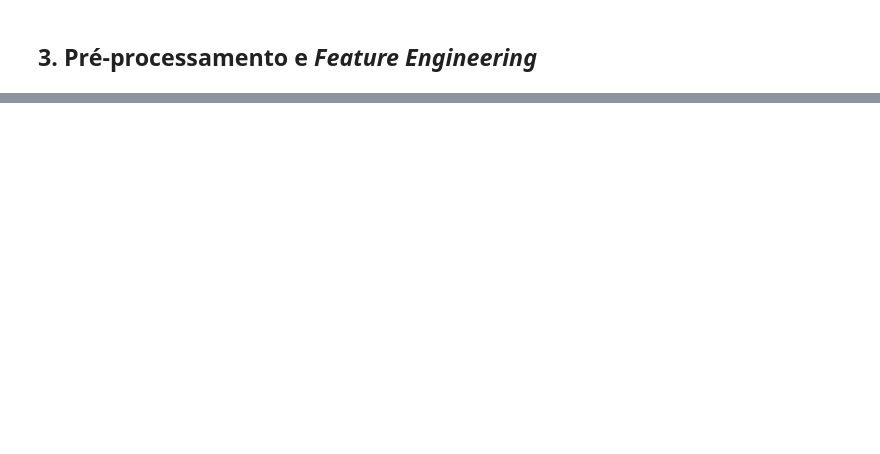
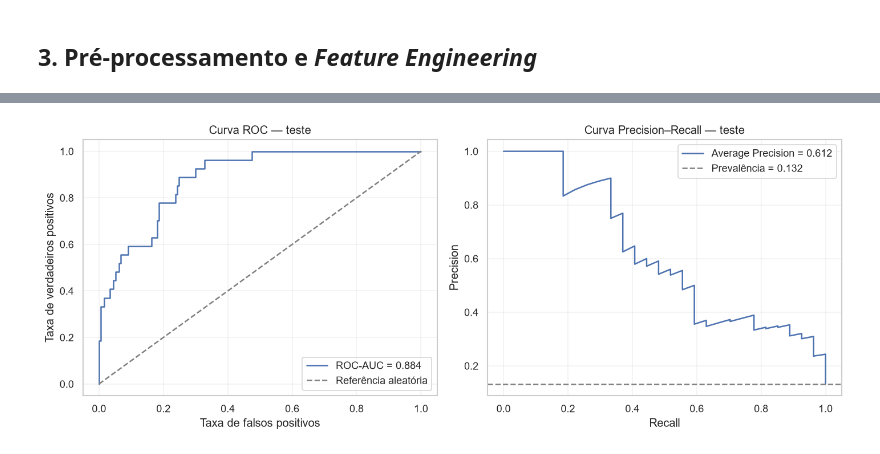
Before and after one commit to diegoolsilva/wine-quality-classification, a Jupyter notebook: notebooks/01_wine_quality_classification_final.ipynb, the cells around one changed output, grey strips where cells are left out. Cells and saved outputs as stored; diff of their text form; code cells hidden in the pictures; blank space fills up the shorter version.

```diff
--- a/notebooks/01_wine_quality_classification_final.ipynb
+++ b/notebooks/01_wine_quality_classification_final.ipynb
@@ -1795,0 +937,21 @@ python -m src.predict --input data/examples/threshold_demo_from_holdout.csv --th
+# %%
+from sklearn.metrics import roc_curve, precision_recall_curve
+
+roc_fpr, roc_tpr, _ = roc_curve(y_test, y_test_scores)
+pr_precision, pr_recall, _ = precision_recall_curve(y_test, y_test_scores)
+
+fig, axes = plt.subplots(1, 2, figsize=(12, 4.8))
+axes[0].plot(roc_fpr, roc_tpr, label=f"ROC-AUC = {test_roc_auc:.3f}")
+axes[0].plot([0, 1], [0, 1], linestyle="--", color="gray", label="Referência aleatória")
+axes[0].set(title="Curva ROC — teste", xlabel="Taxa de falsos positivos", ylabel="Taxa de verdadeiros positivos")
+axes[0].legend(); axes[0].grid(alpha=0.25)
+
+axes[1].plot(pr_recall, pr_precision, label=f"Average Precision = {test_average_precision:.3f}")
+axes[1].axhline(positive_prevalence_test, linestyle="--", color="gray", label=f"Prevalência = {positive_prevalence_test:.3f}")
+axes[1].set(title="Curva Precision–Recall — teste", xlabel="Recall", ylabel="Precision")
+axes[1].legend(); axes[1].grid(alpha=0.25)
+
+plt.tight_layout()
+plt.show()
+# %% [output]
+[figure, added]
```
Also changed, not shown: parts of 91 cells of this notebook, 32 other files.
